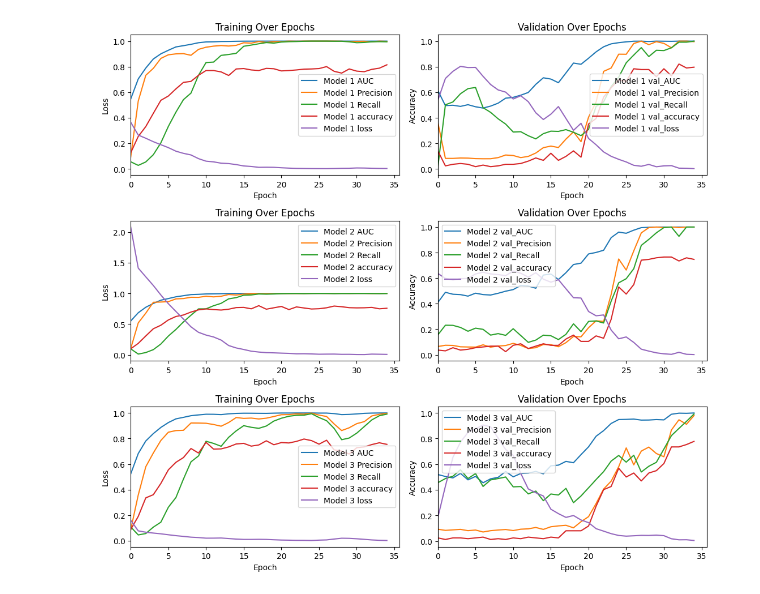
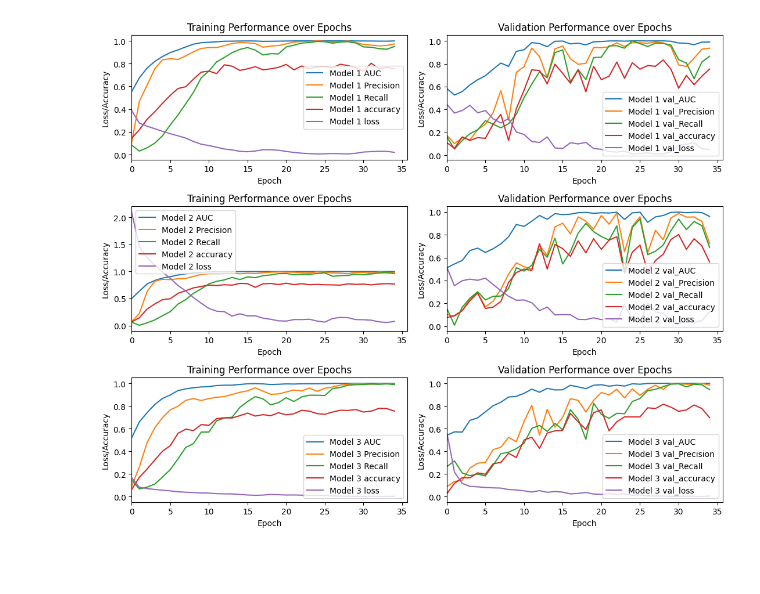
Before and after one commit to HenningSte/Enhancing-Pokemon-Type-Recognition-with-Hybrid-Datasets, a Jupyter notebook: model_analysis.ipynb, the cells around one changed output. Saved outputs shown, nothing was run; the diff lists cells and outputs as text; code cells hidden in the pictures; blank space fills up the shorter version.

Commit message:
Added RGBA2RGB to dataset creation, enabled history plot util function to handle arbitrary number of modles in one plot

```diff
--- a/model_analysis.ipynb
+++ b/model_analysis.ipynb
@@ -72,5 +74,5 @@ print(class_weights)
 # %%
-model_BCLoss = custom_CNN_model((120,120,4))
+model_BCLoss = custom_CNN_model((120,120,3))
 
 model_BCLoss.compile(optimizer='adam',
             loss='binary_crossentropy',
@@ -105,5 +106,5 @@ Epoch 35/35
 # %%
-model_BCLoss_weighted = custom_CNN_model((120,120,4))
+model_BCLoss_weighted = custom_CNN_model((120,120,3))
 
 model_BCLoss_weighted.compile(optimizer='adam',
             loss='binary_crossentropy',
@@ -138,5 +139,5 @@ Epoch 35/35
 # %%
-model_BCFLoss = custom_CNN_model((120,120,4))
+model_BCFLoss = custom_CNN_model((120,120,3))
 
 model_BCFLoss.compile(optimizer='adam',
             loss='binary_focal_crossentropy',
@@ -170,36 +171,37 @@ Epoch 35/35
 # %%
 def plot_history(histories):
     # Create a figure with two subplots: one for loss, one for accuracy
-    fig, axs = plt.subplots(len(histories), 2, figsize=(11, 10))
-
+    fig, axs = plt.subplots(len(histories), 2, figsize=(11, len(histories)*3))
+    if len(histories) == 1:
+        axs = [axs]
     for i, (history, (ax1, ax2)) in enumerate(zip(histories,axs)):
         # Iterate over each history and label to plot on the same figure
         # Plot all metrics included in the history object
         for key in history.history.keys():
             # check if the key includes "val" or not
             if 'val' in key:
                 ax2.plot(history.history[key], label='Model '+str(i+1)+' '+key)
             else:
                 ax1.plot(history.history[key], label='Model '+str(i+1)+' '+key)
 
         # Customize loss subplot
         ax1.set_xlabel('Epoch')
-        ax1.set_ylabel('Loss')
-        ax1.set_title('Training Over Epochs')
+        ax1.set_ylabel('Loss/Accuracy')
+        ax1.set_title('Training Performance over Epochs')
         ax1.legend()
         ax1.set_xlim(left=0)  # Ensure the x-axis starts at 0
 
         # Customize accuracy subplot
         ax2.set_xlabel('Epoch')
-        ax2.set_ylabel('Accuracy')
-        ax2.set_title('Validation Over Epochs')
+        ax2.set_ylabel('Loss/Accuracy')
+        ax2.set_title('Validation Performance over Epochs')
         ax2.legend()
         ax2.set_xlim(left=0)  # Ensure the x-axis starts at 0
     # Adjust layout and display the plot
     plt.tight_layout()
     plt.show()
 
 plot_history(histories)
 # %% [output]
-[figure, old version]
+[figure, new version]
 # %%
```
Also changed, not shown: parts of 7 cells of this notebook, 3 other files.
